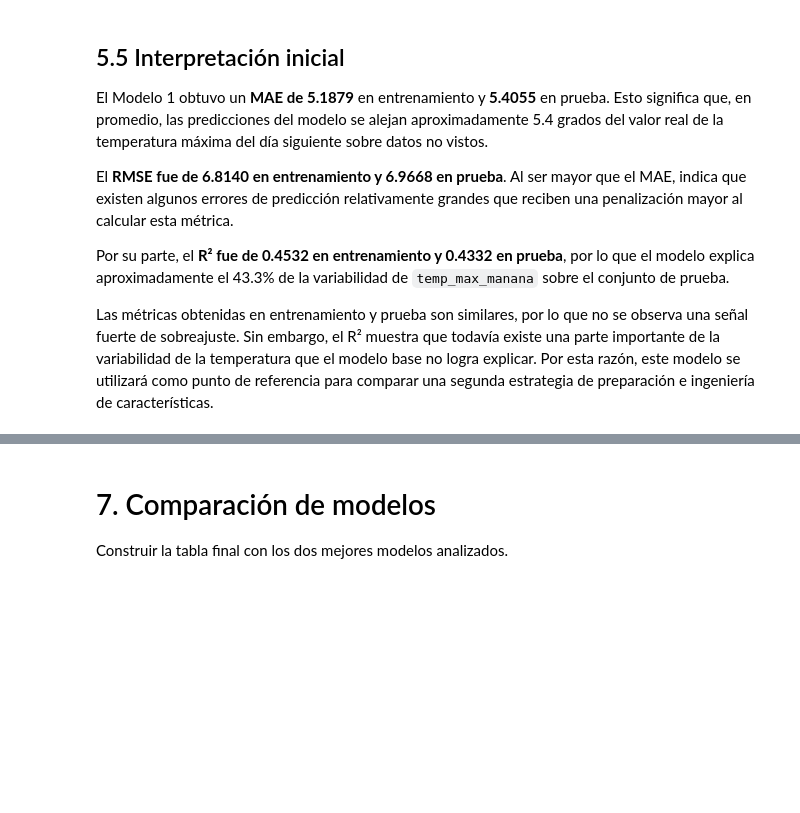
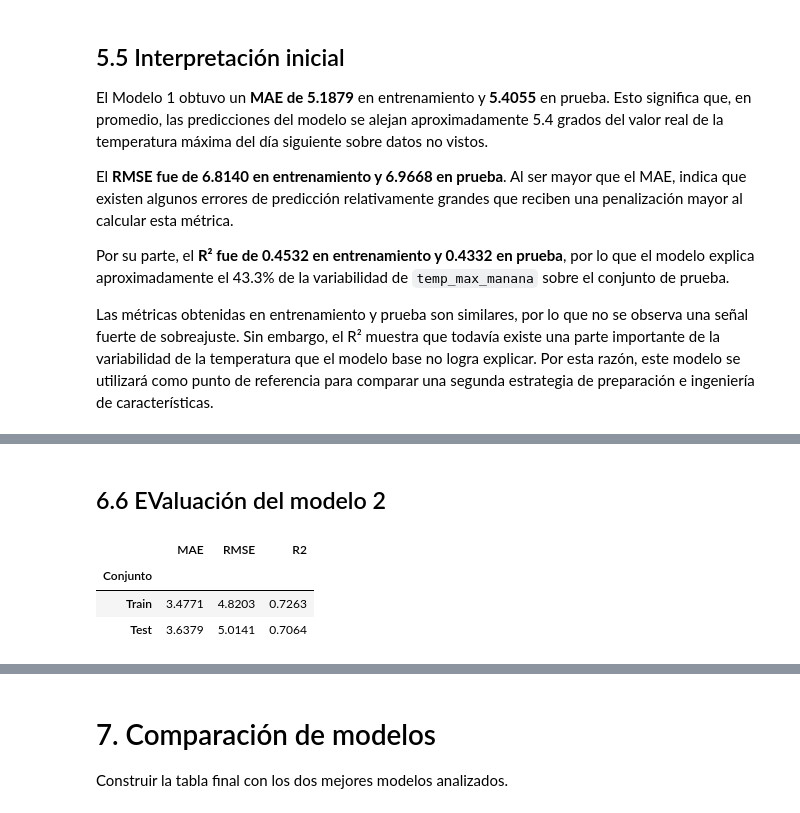
Before and after one commit to vergarave/Lab1_ML, a Jupyter notebook: Laboratorio_1.ipynb, the cells around one changed output, grey strips where cells are left out. Saved outputs shown, nothing was run; the diff lists cells and outputs as text; code cells hidden in the pictures; blank space fills up the shorter version.

```diff
--- a/Laboratorio_1.ipynb
+++ b/Laboratorio_1.ipynb
@@ -1087,0 +1304,5 @@ La decisión concreta debe salir del EDA.
+# %%
+modelo_2.fit(
+    X_train,
+    y_train
+)
@@ -1087,0 +1327,46 @@ La decisión concreta debe salir del EDA.
+# %%
+y_train_pred_2 = modelo_2.predict(X_train)
+y_test_pred_2 = modelo_2.predict(X_test)
+# %% [markdown]
+## 6.6 EValuación del modelo 2
+# %%
+metricas_train_2 = calcular_metricas(
+    y_train,
+    y_train_pred_2
+)
+
+metricas_test_2 = calcular_metricas(
+    y_test,
+    y_test_pred_2
+)
+# %%
+resultados_modelo_2 = pd.DataFrame({
+    "Conjunto": ["Train", "Test"],
+
+    "MAE": [
+        metricas_train_2["MAE"],
+        metricas_test_2["MAE"]
+    ],
+
+    "RMSE": [
+        metricas_train_2["RMSE"],
+        metricas_test_2["RMSE"]
+    ],
+
+    "R2": [
+        metricas_train_2["R2"],
+        metricas_test_2["R2"]
+    ]
+})
+
+resultados_modelo_2 = (
+    resultados_modelo_2
+    .set_index("Conjunto")
+)
+
+resultados_modelo_2.round(4)
+# %% [output]
+|  | MAE | RMSE | R2 |
+| Conjunto |  |  |  |
+| Train | 3.4771 | 4.8203 | 0.7263 |
+| Test | 3.6379 | 5.0141 | 0.7064 |
```
Also changed, not shown: parts of 17 cells of this notebook.
